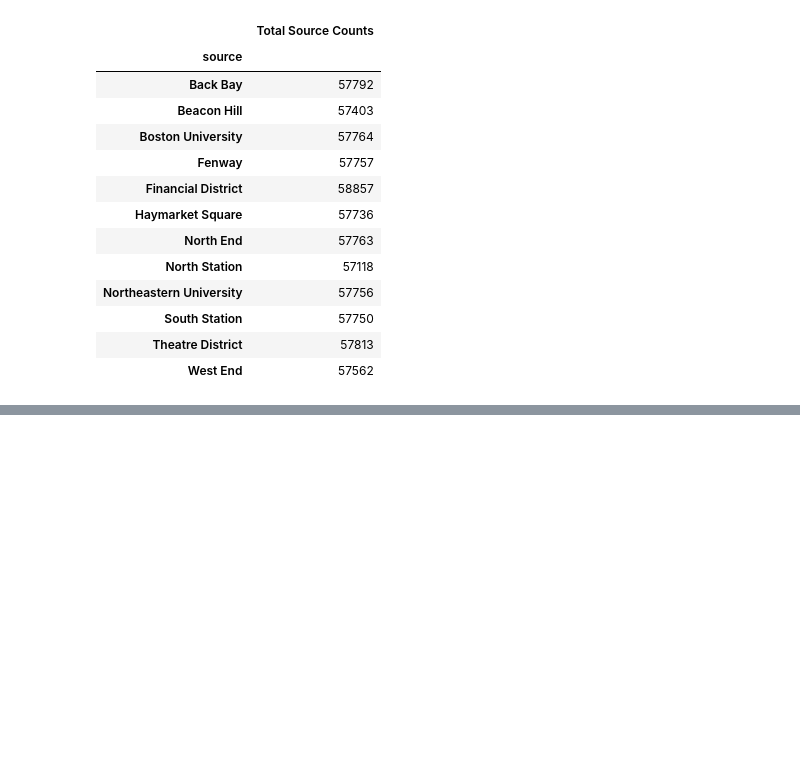
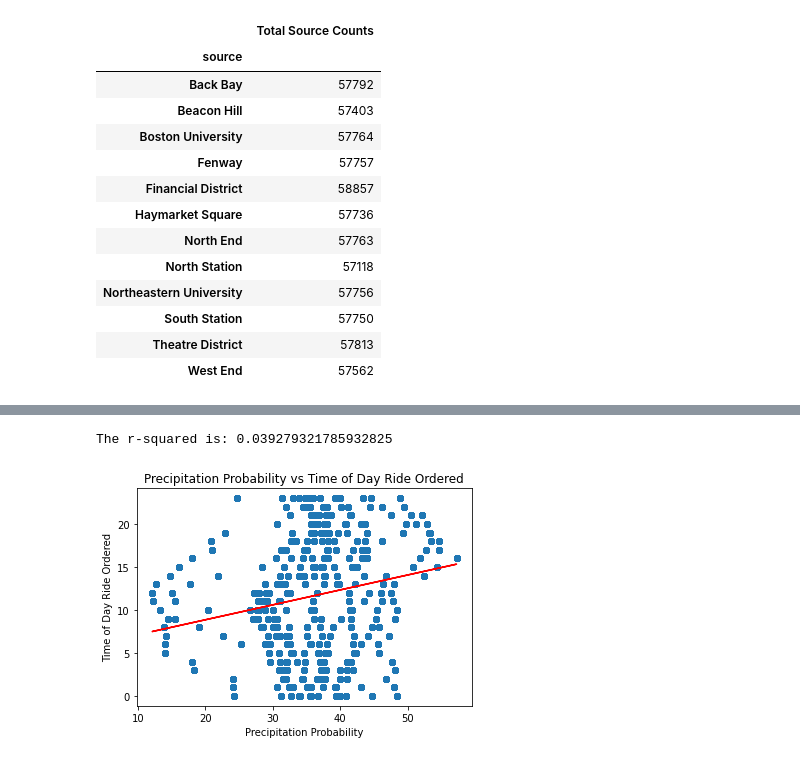
Before and after one commit to jillpeloquin13/UberProject, a Jupyter notebook: uber_data.ipynb, the cells around one changed output, grey strips where cells are left out. Saved outputs shown, nothing was run; the diff lists cells and outputs as text; code cells hidden in the pictures; blank space fills up the shorter version.

```diff
--- a/uber_data.ipynb
+++ b/uber_data.ipynb
@@ -731,0 +751,32 @@ fig
+# %%
+
+# Scatter plot for Temp and Time Ordered
+Precip_prob = clean_ride_data['apparentTemperature']
+Time_ordered = clean_ride_data['hour']
+
+# Add the linear regression equation and line to plot - first two lines are variables, save if regression doesn't work
+x_values = Precip_prob
+y_values = Time_ordered
+(slope, intercept, rvalue, pvalue, stderr) = linregress(x_values, y_values)
+regress_values = x_values * slope + intercept
+line_eq = "y = " + str(round(slope,2)) + "x + " + str(round(intercept,2))
+plt.scatter(x_values,y_values)
+plt.plot(x_values,regress_values,"r-")
+plt.annotate(line_eq,(6,10),fontsize=15,color="red")
+plt.xlabel('Precipitation Probability')
+plt.ylabel('Time of Day Ride Ordered')
+plt.title('Precipitation Probability vs Time of Day Ride Ordered')
+plt.savefig("Resources/Precipitation Probability vs Time of Day Ride Ordered 2.png")
+print(f"The r-squared is: {rvalue**2}")
+plt.show()
+
+#saving below as a comment in case regression doesn't work
+#plt.scatter(Time_ordered, Precip_prob)
+#plt.ylabel('Apparent Temperature')
+#plt.xlabel('Time of Day Ride Ordered')
+#plt.title('Apparent Temperature vs Time of Day Ride Ordered')
+#plt.savefig("Resources/Precipitation Probability vs Time of Day Ride Ordered 2.png")
+#plt.show()
+# %% [output]
+The r-squared is: 0.039279321785932825
+[figure, added]
```
Also changed, not shown: parts of 19 cells of this notebook.
